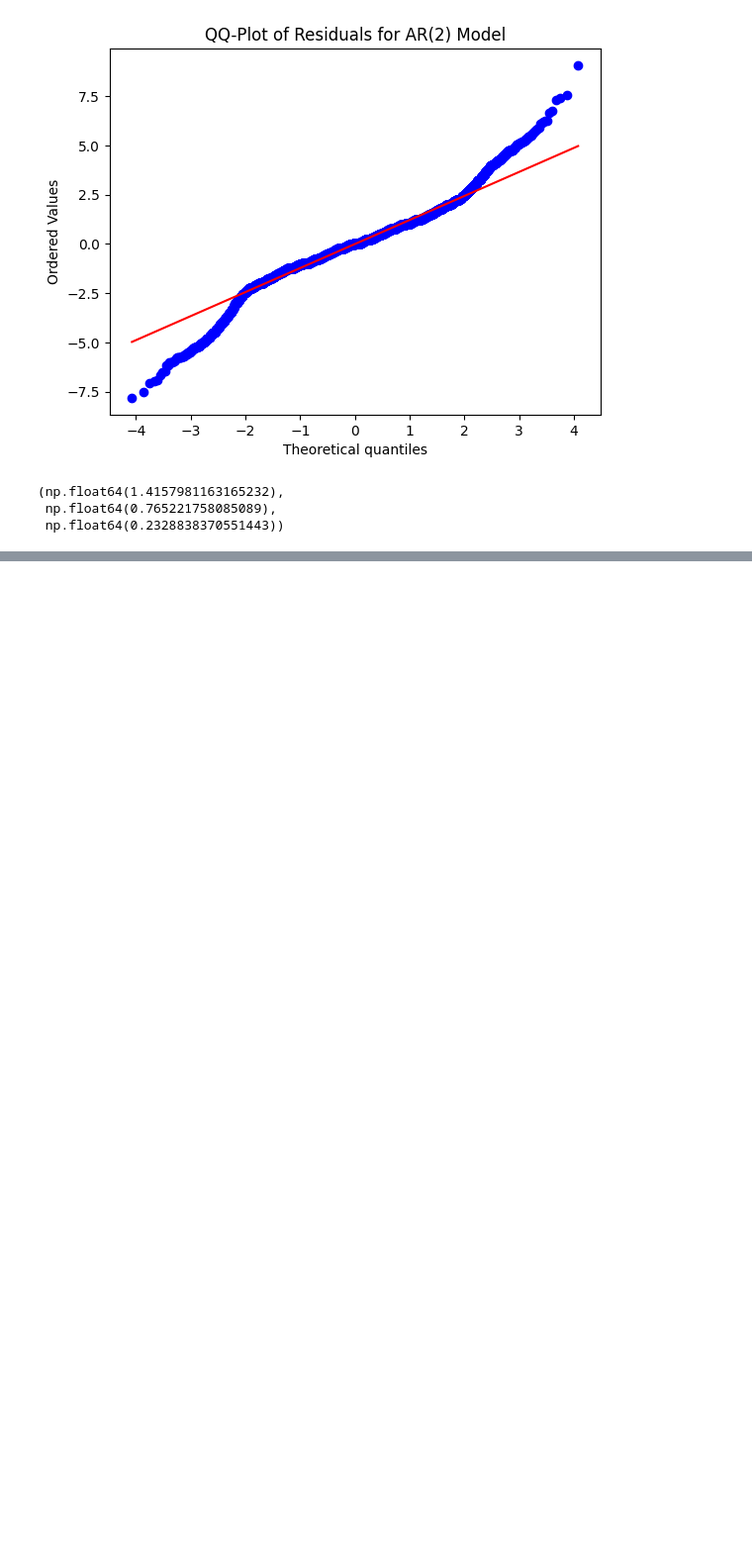
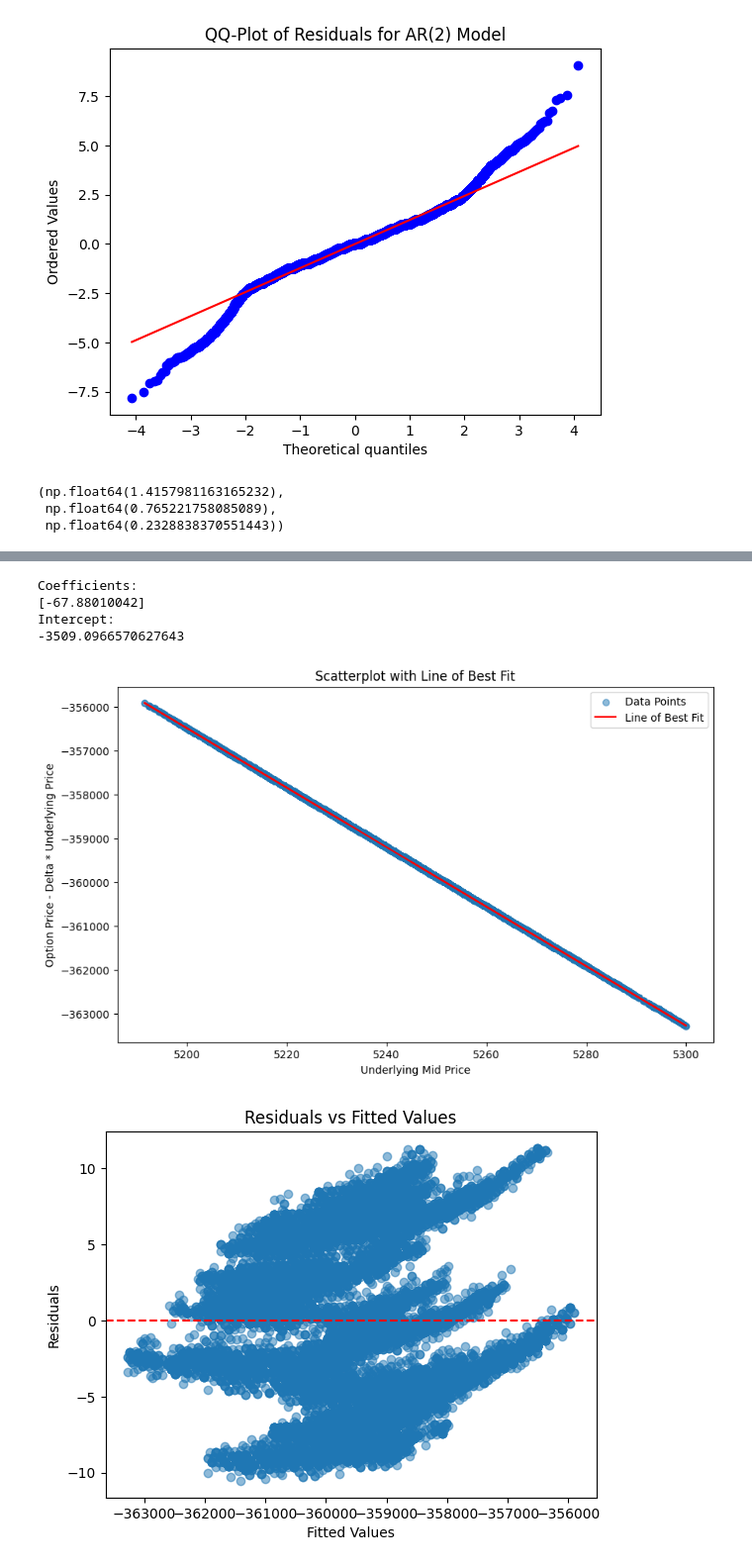
Before and after one commit to nikaslukyanov/kernel_trick, a Jupyter notebook: ROUND4/round4_analysis.ipynb, the cells around one changed output, grey strips where cells are left out. Shown at 99% size. Saved outputs shown, nothing was run; the diff lists cells and outputs as text; code cells hidden in the pictures; blank space fills up the shorter version.

Commit message:
Added some analysis of the order flow and option deltas

```diff
--- a/ROUND4/round4_analysis.ipynb
+++ b/ROUND4/round4_analysis.ipynb
@@ -379,0 +436,52 @@ fit_ar2(option(4500))
+# %%
+import numpy as np
+from sklearn.linear_model import LinearRegression
+
+# Prepare the data
+X = underlying.mid_price.values.reshape(-1, 1)
+Y = np.array(option(5200)) - 0.68565758 * 100 * np.array(underlying.mid_price)
+
+# Fit the linear regression model
+model = LinearRegression().fit(X, Y)
+
+# Print the coefficients and intercept
+print("Coefficients:")
+print(model.coef_)
+print("Intercept:")
+print(model.intercept_)
+# %% [output]
+Coefficients:
+[-67.88010042]
+Intercept:
+-3509.0966570627643
+# %%
+import matplotlib.pyplot as plt
+import scipy.stats as stats
+
+# Scatterplot with line of best fit
+plt.figure(figsize=(10, 6))
+plt.scatter(X, Y, alpha=0.5, label='Data Points')
+plt.plot(X, model.predict(X), color='red', label='Line of Best Fit')
+plt.xlabel('Underlying Mid Price')
+plt.ylabel('Option Price - Delta * Underlying Price')
+plt.title('Scatterplot with Line of Best Fit')
+plt.legend()
+plt.show()
+
+# Residuals vs fitted
+y_pred = model.predict(X)
+residuals = Y - y_pred
+plt.scatter(y_pred, residuals, alpha=0.5)
+plt.axhline(0, color='red', linestyle='--')
+plt.xlabel('Fitted Values')
+plt.ylabel('Residuals')
+plt.title('Residuals vs Fitted Values')
+plt.show()
+
+# QQ-plot of residuals
+stats.probplot(residuals, dist="norm", plot=plt)
+plt.title('QQ-Plot of Residuals')
+plt.show()
+# %% [output]
+[figure, added]
+[figure, added]
```
Also changed, not shown: parts of 12 cells of this notebook.
